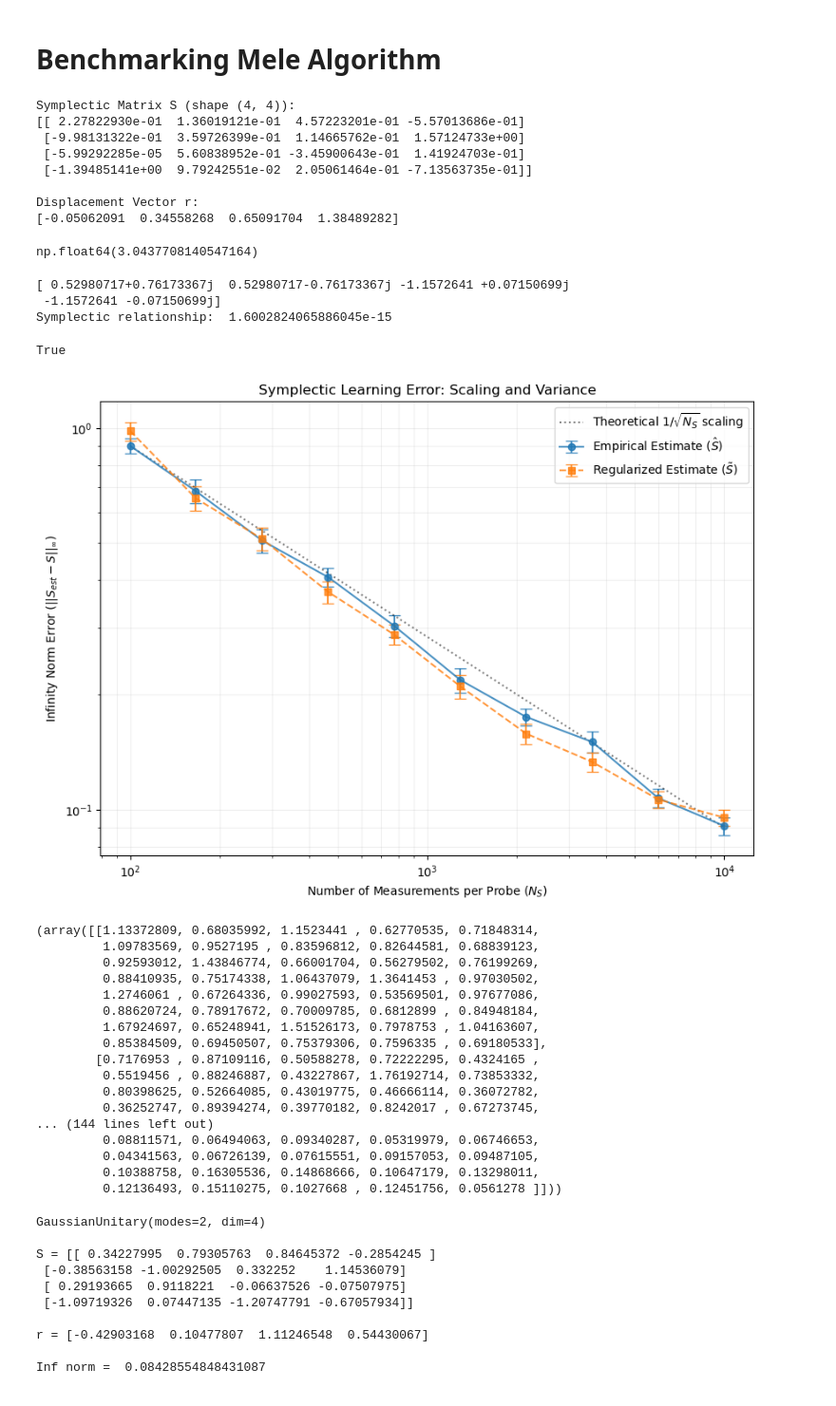
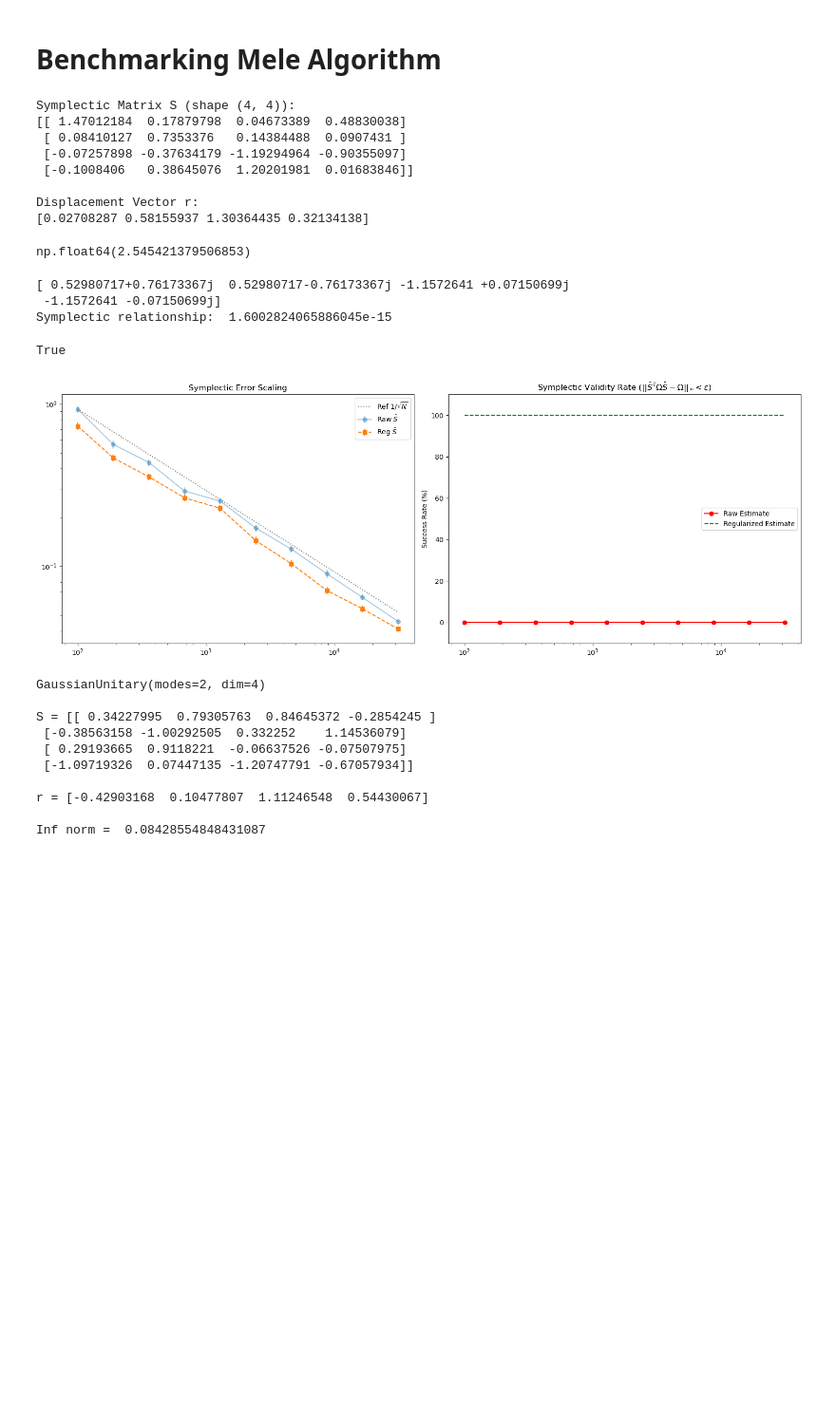
Before and after one commit to AsadullahBhuiyan/gaussian_channel_process_tomography, a Jupyter notebook: Tim/Gaussian-Channels.ipynb, the cells around one changed output. Shown at 95% size. Drawn from its saved outputs; the diff is of its cells as text; code cells hidden in the pictures; blank space fills up the shorter version.

Commit message:
Added to code for plotting results

```diff
--- a/Tim/Gaussian-Channels.ipynb
+++ b/Tim/Gaussian-Channels.ipynb
@@ -229,7 +231,7 @@ class GaussianUnitary:
         # 2. Check the condition: S^T @ Omega @ S == Omega
         # We use np.allclose for numerical stability
         left_side = self.S.T @ Omega @ self.S
-        print("Symplectic relationship: ", np.linalg.norm(left_side - Omega, ord=np.inf))
+        # print("Symplectic relationship: ", np.linalg.norm(left_side - Omega, ord=np.inf))
         return np.allclose(left_side, Omega, atol=tol)
 
     @classmethod
@@ -391,9 +393,13 @@ class GaussianUnitary:
         # If the matrix is already symplectic, T will be the identity.
         T = -Omega @ self.S.T @ Omega @ self.S
 
+        # print(T)
+        # print(np.linalg.eig(T))
+
         # 3. Compute the principal square root Q = sqrt(T)
         # The paper notes this exists if S_est is sufficiently close to S.
         Q = sqrtm(T)
+        # print(Q)
 
         # Numerical safety: ensure Q is real
         if np.iscomplexobj(Q):
@@ -401,8 +407,10 @@ class GaussianUnitary:
 
         # 4. Compute S_tilde = Q^-1 @ S
         # This matrix S_tilde is guaranteed to be symplectic.
-        S_tilde = self.S @ inv(Q)
+        S_tilde = self.S @ pinv(Q)
         # print(np.linalg.norm(inv(Q) @ self.S - self.S @inv(Q), ord=np.inf))
+
+        # raise ValueError("asdf")
 
         # Return a new GaussianUnitary object with the regularized S and original r
         return GaussianUnitary(S_tilde, self.r)
@@ -760,14 +818,14 @@ print(f"\nDisplacement Vector r:\n{G.r}")
 np.linalg.norm(G.S, ord=np.inf)
 # %% [output]
 Symplectic Matrix S (shape (4, 4)):
-[[ 2.27822930e-01  1.36019121e-01  4.57223201e-01 -5.57013686e-01]
- [-9.98131322e-01  3.59726399e-01  1.14665762e-01  1.57124733e+00]
- [-5.99292285e-05  5.60838952e-01 -3.45900643e-01  1.41924703e-01]
- [-1.39485141e+00  9.79242551e-02  2.05061464e-01 -7.13563735e-01]]
+[[ 1.47012184  0.17879798  0.04673389  0.48830038]
+ [ 0.08410127  0.7353376   0.14384488  0.0907431 ]
+ [-0.07257898 -0.37634179 -1.19294964 -0.90355097]
+ [-0.1008406   0.38645076  1.20201981  0.01683846]]
 
 Displacement Vector r:
-[-0.05062091  0.34558268  0.65091704  1.38489282]
+[0.02708287 0.58155937 1.30364435 0.32134138]
-np.float64(3.0437708140547164)
+np.float64(2.545421379506853)
 # %%
 G_est = G.estimate_unitary(10**2)
 print(np.linalg.eig(G_est.S)[0])
@@ -778,27 +836,14 @@ G_est.regularize().is_symplectic()
 Symplectic relationship:  1.6002824065886045e-15
 True
 # %%
-meas_arr = np.logspace(2,4,10).astype(int)
-error_vs_meas(G, meas_arr, 40, randomize_unitary = False)
+m = 2
+z = 2
+G = GaussianUnitary.random(m, z)
+
+meas_arr = np.logspace(2,4.5,10).astype(int)
+_, _ = error_vs_meas(G, meas_arr, 40, randomize_unitary = False)
 # %% [output]
-[figure, old version]
+[figure, new version]
-(array([[1.13372809, 0.68035992, 1.1523441 , 0.62770535, 0.71848314,
-         1.09783569, 0.9527195 , 0.83596812, 0.82644581, 0.68839123,
-         0.92593012, 1.43846774, 0.66001704, 0.56279502, 0.76199269,
-         0.88410935, 0.75174338, 1.06437079, 1.3641453 , 0.97030502,
-         1.2746061 , 0.67264336, 0.99027593, 0.53569501, 0.97677086,
-         0.88620724, 0.78917672, 0.70009785, 0.6812899 , 0.84948184,
-         1.67924697, 0.65248941, 1.51526173, 0.7978753 , 1.04163607,
-         0.85384509, 0.69450507, 0.75379306, 0.7596335 , 0.69180533],
-        [0.7176953 , 0.87109116, 0.50588278, 0.72222295, 0.4324165 ,
-         0.5519456 , 0.88246887, 0.43227867, 1.76192714, 0.73853332,
-         0.80398625, 0.52664085, 0.43019775, 0.46666114, 0.36072782,
-         0.36252747, 0.89394274, 0.39770182, 0.8242017 , 0.67273745,
-... (144 lines left out)
-         0.08811571, 0.06494063, 0.09340287, 0.05319979, 0.06746653,
-         0.04341563, 0.06726139, 0.07615551, 0.09157053, 0.09487105,
-         0.10388758, 0.16305536, 0.14868666, 0.10647179, 0.13298011,
-         0.12136493, 0.15110275, 0.1027668 , 0.12451756, 0.0561278 ]]))
 # %%
 G_est = G.estimate_unitary(10**4)
 print(G_est)
```
Also changed, not shown: parts of 13 cells of this notebook.
